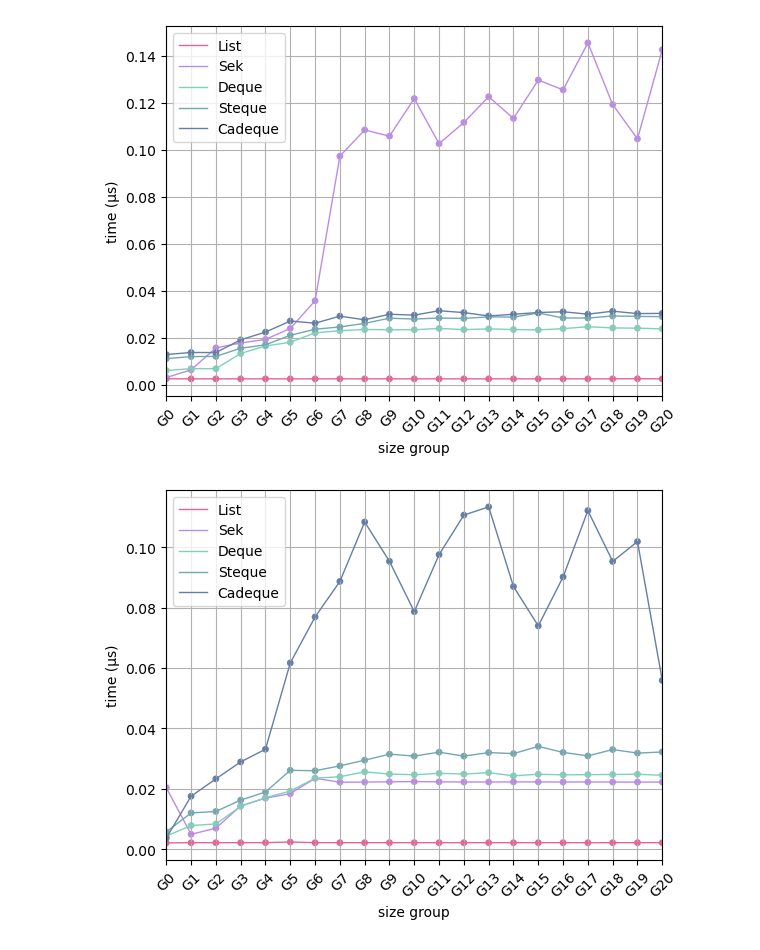
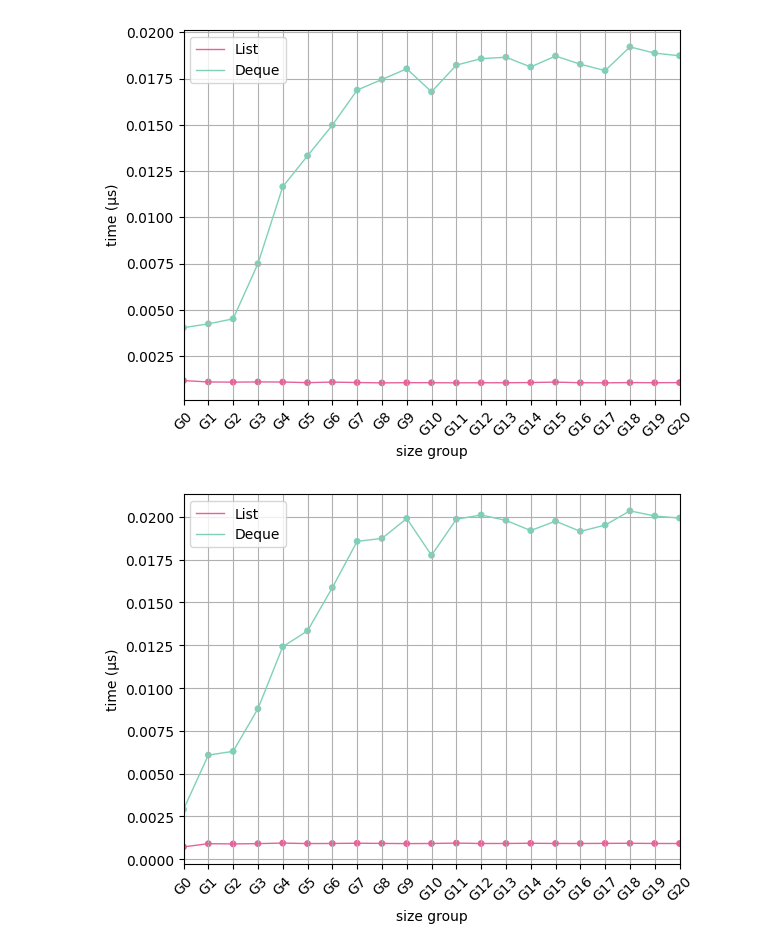
Before and after one commit to JulesViennotFranca/VerifiedCatenableDeque, a Jupyter notebook: bench/graphics.ipynb, the cells around one changed output. Cells and saved outputs as stored; diff of their text form; code cells hidden in the pictures.

```diff
--- a/bench/graphics.ipynb
+++ b/bench/graphics.ipynb
@@ -108,21 +108,23 @@ def plot_time_data_3D(data, data_structures, view=None):
 # %%
 # Graph for push
 
 file = "./tmp/push.csv"
 data = pd.read_csv(file)
 
-plot_time_data_2D(data, [list, sek, deque, steque, cadeque])
+# plot_time_data_2D(data, [list, sek, deque, steque, cadeque])
+plot_time_data_2D(data, [list, deque])
 # %% [output]
-[figure, old version]
+[figure, new version]
 # %%
 # Graph for pop
 
 file = "./tmp/pop.csv"
 data = pd.read_csv(file)
 
-plot_time_data_2D(data, [list, sek, deque, steque, cadeque])
+# plot_time_data_2D(data, [list, sek, deque, steque, cadeque])
+plot_time_data_2D(data, [list, deque])
 # %% [output]
-[figure, old version]
+[figure, new version]
 # %%
 # Graph for inject
 
```
Also changed, not shown: parts of 4 cells of this notebook, 4 other files.
